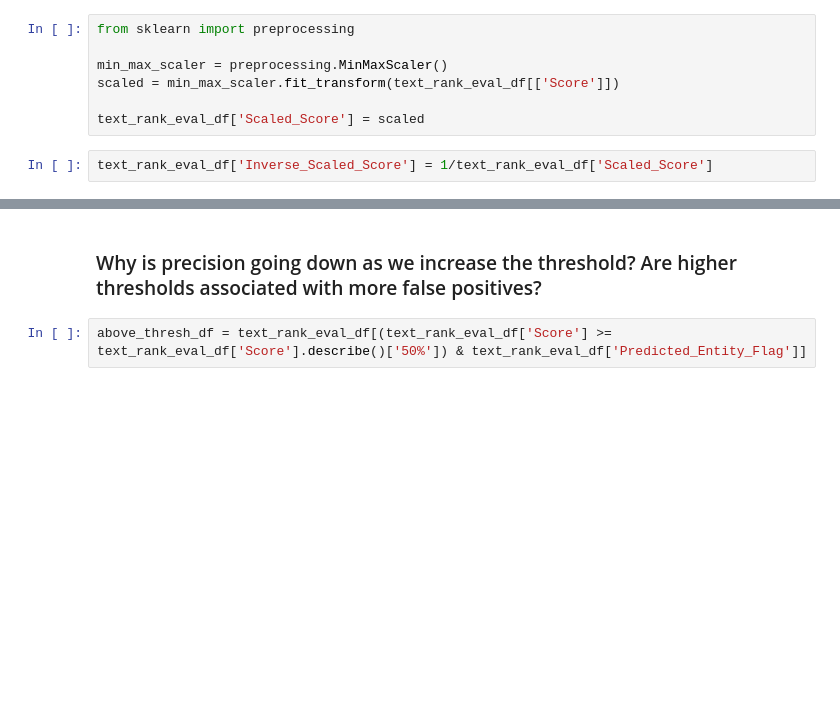
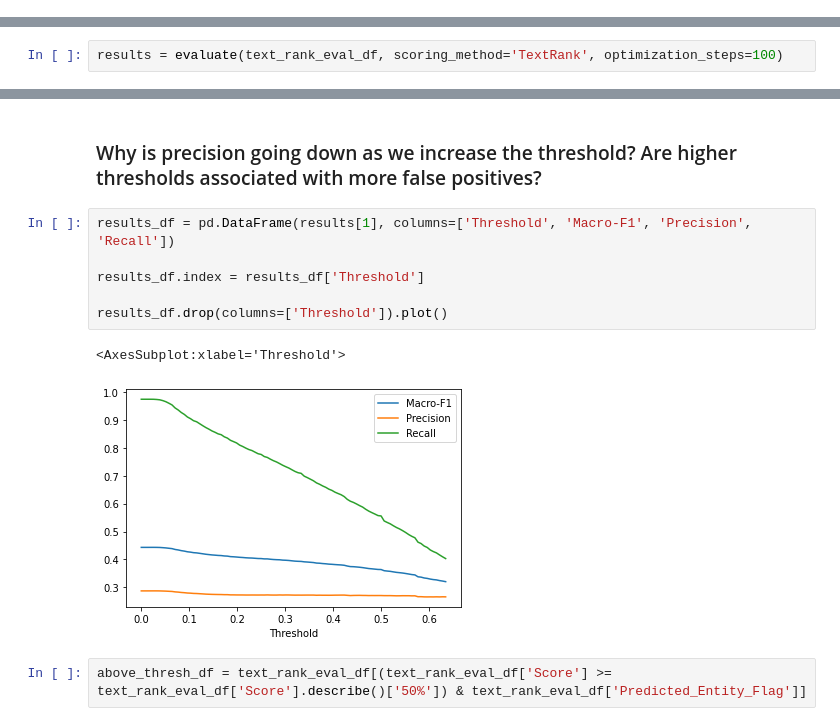
Before and after one commit to ToddMorrill/knowledge-graphs, a Jupyter notebook: kg/ner/NER_Noun_Phrases.ipynb, the cells around one changed output, grey strips where cells are left out. Drawn from its saved outputs; the diff is of its cells as text; blank space fills up the shorter version.

```diff
--- a/kg/ner/NER_Noun_Phrases.ipynb
+++ b/kg/ner/NER_Noun_Phrases.ipynb
@@ -374,9 +307,0 @@ temp_df[~temp_df['Predicted_Entity_Flag'] & temp_df['Predicted_Entity_Flag_TextR
-# %%
-from sklearn import preprocessing
-
-min_max_scaler = preprocessing.MinMaxScaler()
-scaled = min_max_scaler.fit_transform(text_rank_eval_df[['Score']])
-
-text_rank_eval_df['Scaled_Score'] = scaled
-# %%
-text_rank_eval_df['Inverse_Scaled_Score'] = 1/text_rank_eval_df['Scaled_Score']
@@ -431,0 +308,2 @@ weighted avg       0.83      0.68      0.72    203618
+# %%
+results = evaluate(text_rank_eval_df, scoring_method='TextRank', optimization_steps=100)
@@ -432,5 +328,14 @@ weighted avg       0.83      0.68      0.72    203618
 # %% [markdown]
 ### Why is precision going down as we increase the threshold? Are higher thresholds associated with more false positives?
+# %%
+results_df = pd.DataFrame(results[1], columns=['Threshold', 'Macro-F1', 'Precision', 'Recall'])
+
+results_df.index = results_df['Threshold']
+
+results_df.drop(columns=['Threshold']).plot()
+# %% [output]
+<AxesSubplot:xlabel='Threshold'>
+[figure, added]
 # %%
 above_thresh_df = text_rank_eval_df[(text_rank_eval_df['Score'] >= text_rank_eval_df['Score'].describe()['50%']) & text_rank_eval_df['Predicted_Entity_Flag']]
 # %%
```
Also changed, not shown: parts of 30 cells of this notebook, 1 other file.
